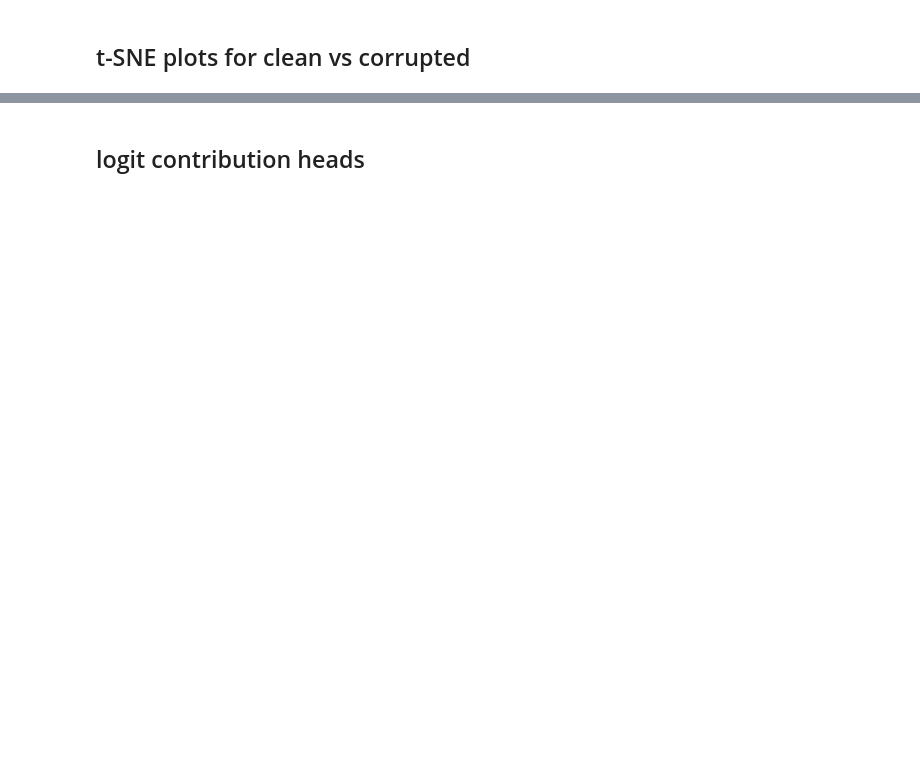
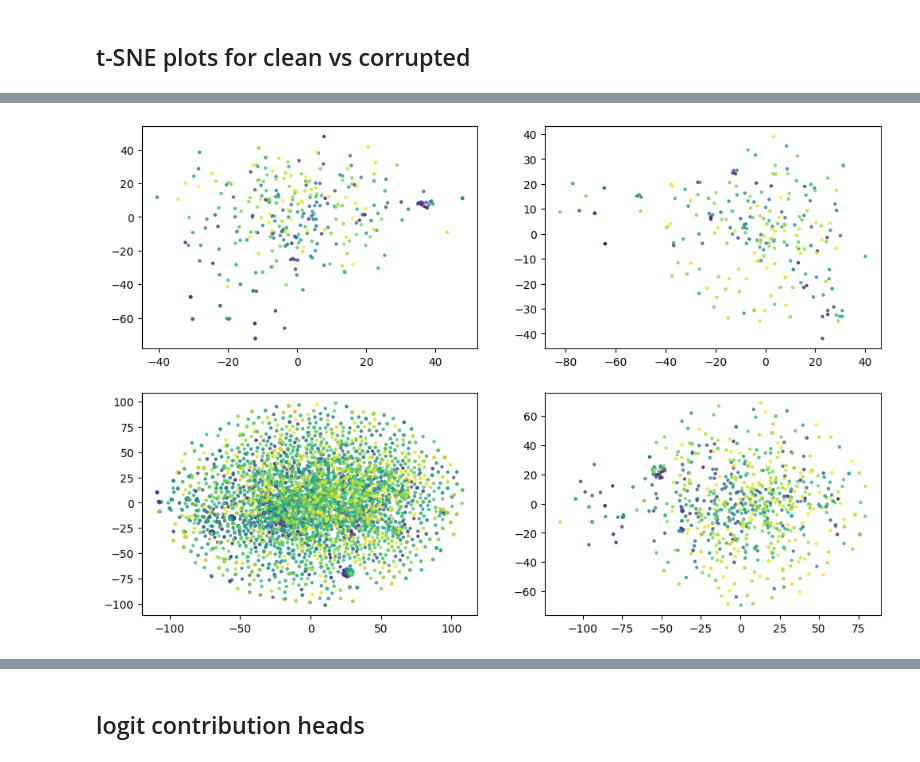
Before and after one commit to layterz/experiments, a Jupyter notebook: notebooks/misdirection.ipynb, the cells around one changed output, grey strips where cells are left out. Drawn from its saved outputs; the diff is of its cells as text; code cells hidden in the pictures; blank space fills up the shorter version.

```diff
--- a/notebooks/misdirection.ipynb
+++ b/notebooks/misdirection.ipynb
@@ -95,0 +92,4 @@ data.shape
+# %%
+filename = f'../data/ioi-misdirected.csv'
+corrupted_ioi_df = load_or_create_data(filename, model, *corrupted_prompts)
+corrupted_ioi_df
@@ -101,0 +128,8 @@ data.shape
+# %%
+fig, axs = plt.subplots(2, 2, figsize=(12, 8))
+plot_token_embeddings(model, corrupted_token_counts[corrupted_token_counts['dp'] != 0], 'TSNE', ax=axs[0][0])
+plot_token_embeddings(model, corrupted_token_counts[corrupted_token_counts['q'] != 0], 'TSNE', ax=axs[0][1])
+plot_token_embeddings(model, corrupted_token_counts[corrupted_token_counts['k'] != 0], 'TSNE', ax=axs[1][0])
+plot_token_embeddings(model, corrupted_token_counts[corrupted_token_counts['v'] != 0], 'TSNE', ax=axs[1][1])
+# %% [output]
+[figure, added]
```
Also changed, not shown: parts of 28 cells of this notebook, 5 other files.
